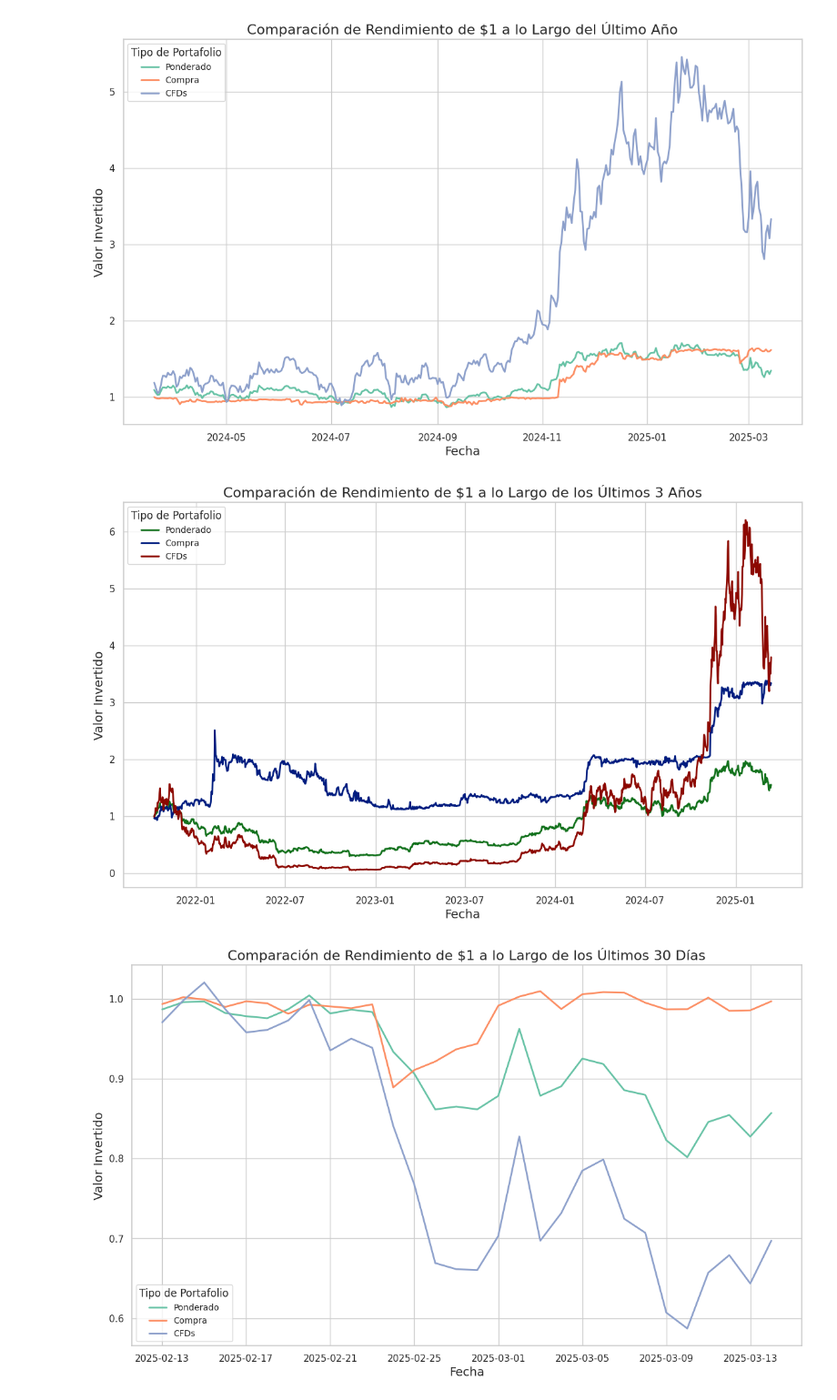
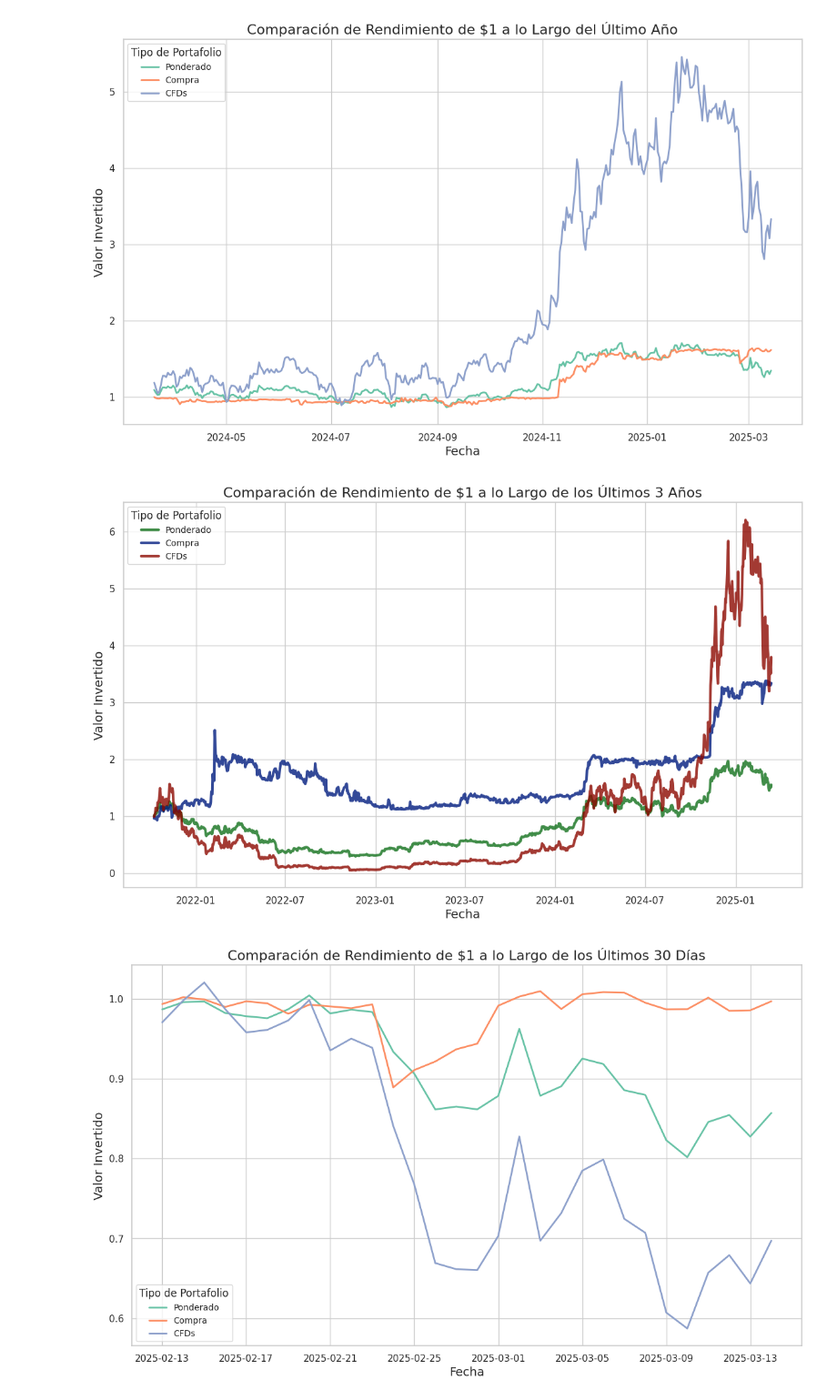
Before and after one commit to heritaco/Proyecto, a Jupyter notebook: 04-Crypto-Dashboard/06-Time-Series-OBuy.ipynb, the cells around one changed output. Shown at 91% size. Saved outputs shown, nothing was run; the diff lists cells and outputs as text; code cells hidden in the pictures.

```diff
--- a/04-Crypto-Dashboard/06-Time-Series-OBuy.ipynb
+++ b/04-Crypto-Dashboard/06-Time-Series-OBuy.ipynb
@@ -305,35 +305,43 @@ plt.show()
 # %%
 # Create the DataFrame for comparison
 comparision_1080 = pd.DataFrame({
     'Ponderado': inv_pp,
     'Compra': inv_pob,
     'CFDs': inv_cfd
 })
 
 # Create a new date range ending on 14/03/2025
 date_range = pd.date_range(end='2025-03-14', periods=len(comparision_1080))
 comparision_1080.index = date_range
 
 # Define custom colors for the lines
 custom_palette = {'Ponderado': '#12711c', 'Compra': '#001c7f', 'CFDs': '#8c0800'}
 
 # Plot the data
 plt.figure(figsize=(14, 8))
-sns.lineplot(data=comparision_1080, dashes=False, linewidth=2, palette=custom_palette)
+sns.lineplot(data=comparision_1080, dashes=False, linewidth=3, palette=custom_palette, alpha=0.8)
 
 # Add titles and labels
 plt.title('Comparación de Rendimiento de $1 a lo Largo de los Últimos 3 Años', fontsize=16)
 plt.xlabel('Fecha', fontsize=14)
 plt.ylabel('Valor Invertido', fontsize=14)
 
 # Add a legend
 plt.legend(title='Tipo de Portafolio', fontsize=10, title_fontsize='12')
 
 plt.savefig('svg/06-comparacion-3y.svg', format='svg', bbox_inches='tight')
+
+
+# Save the figure as a pickle file
+fig = plt.gcf()  # Get the current figure
+import pickle
+with open("pkl/06.pkl", "wb") as f:
+    pickle.dump(fig, f)
+
 # Show the plot
 plt.show()
 # %% [output]
-[figure, old version]
+[figure, new version]
 # %%
 # Create the DataFrame for comparison
 comparision_30 = pd.DataFrame({
```
Also changed, not shown: 31 other files.
